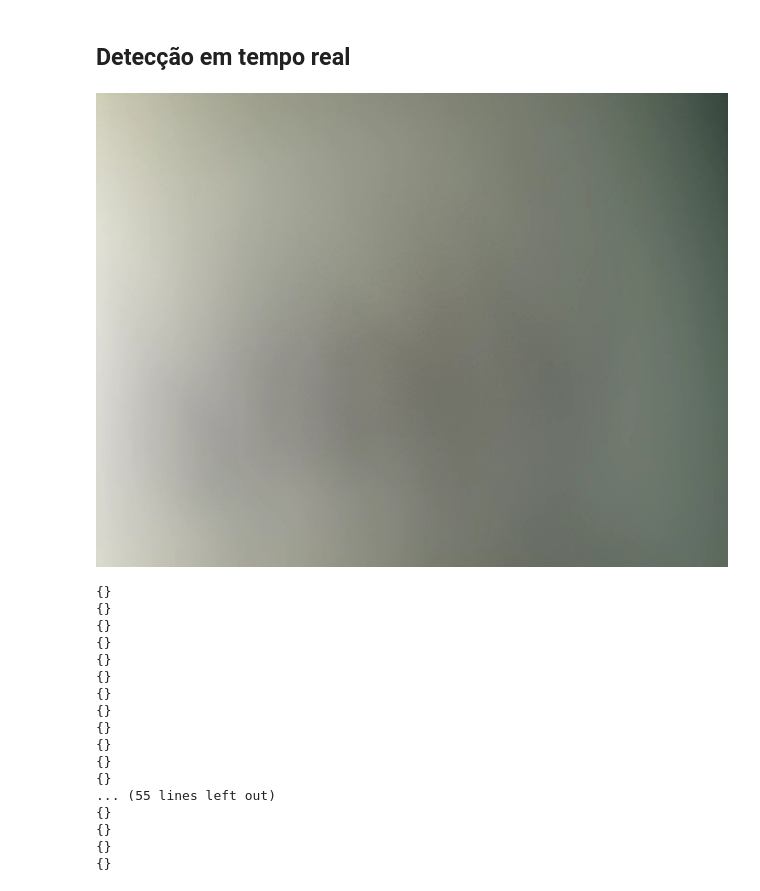
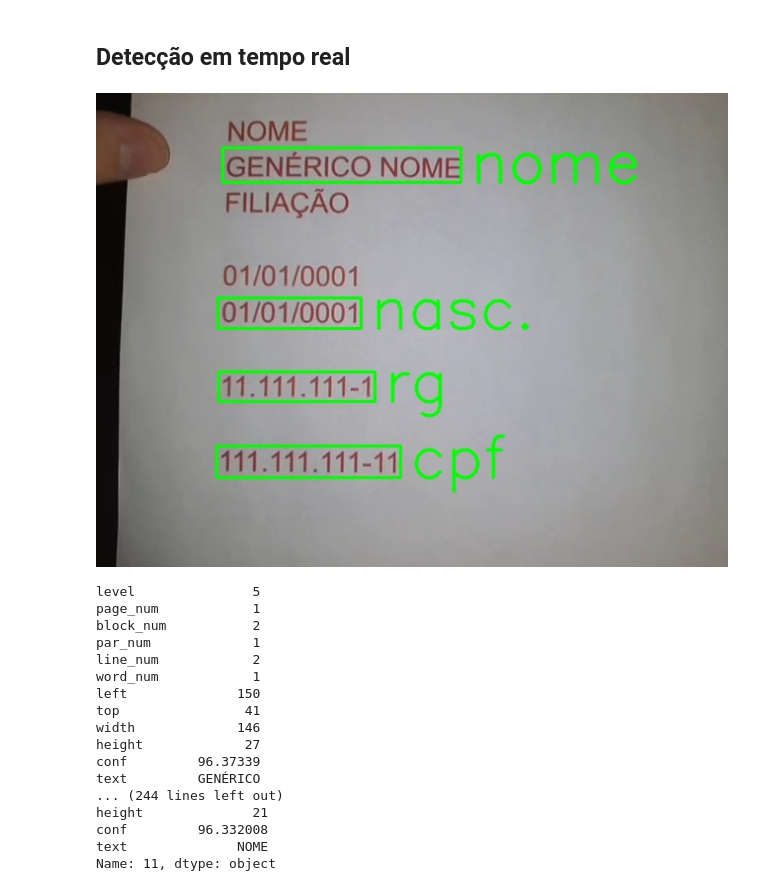
Before and after one commit to GregorioFornetti/extrator-info-rg, a Jupyter notebook: src/notebooks/testando_regex.ipynb, the cells around one changed output. Cells and saved outputs as stored; diff of their text form; code cells hidden in the pictures.

Commit message:
mudanças finais - fase intermediaria
- melhoria na fonte da marcação de informações identificadas
- imagens exemplos

```diff
--- a/src/notebooks/testando_regex.ipynb
+++ b/src/notebooks/testando_regex.ipynb
@@ -116,7 +116,7 @@ def find_birthdate(identified_texts_df):
         if is_date(row['text']):
             dates_count += 1
         if dates_count == 2:
-            return format_date(row['text']), create_info_dict_from_row(row, 'data\nde\nnasc.')
+            return format_date(row['text']), create_info_dict_from_row(row, 'nasc.')
     return False
 
 def is_date(text):
@@ -152,10 +152,13 @@ def find_name(identified_texts_df):
     for i, row in identified_texts_df.iterrows():
         if isinstance(row['text'], str):
             if row['text'].lower() == 'filiação' or row['text'].lower() == 'filiacao':
+                if name == '':
+                    return False
                 info_dict['width'] -= space_width
                 return format_name(name), info_dict
 
             if nome_found:
+                print(row)
                 name += row['text'] + ' '
                 if info_dict['left'] is None:
                     info_dict['left'] = row['left']
@@ -250,10 +253,10 @@ def add_bounding_boxes(document_image, bounding_boxes, padding=5, color=(0, 255,
             text=row['name'],
             org=(x + w + 10, y + h),
             fontFace=cv2.FONT_HERSHEY_SIMPLEX,
-            fontScale=1.5,
+            fontScale=2,
             color=color,
             thickness=2,
-            lineType=2
+            lineType=cv2.LINE_AA
         )
     return document_image
 # %%
@@ -286,42 +300,42 @@ def all_info_collected(document_dict):
 # %%
 camera = cv2.VideoCapture(0)
 
 display_handle = display(None, display_id=True)
 document_dict = {}
 document_bounding_boxes = None
 
 while not all_info_collected(document_dict):
     ret, frame = camera.read()
 
     document_dict, document_bounding_boxes = get_document_info(frame)
 
     # frame = cv2.flip(frame, 1) # if your camera reverses your image
     frame = add_bounding_boxes(frame, document_bounding_boxes)
 
     _, frame = cv2.imencode('.jpg', frame)
     display_handle.update(Image(data=frame.tobytes()))
 
-
-    print(document_dict)
+    frame.tofile('teste.jpg')
+frame.tofile('teste.jpg')
 # %% [output]
-[figure, old version]
+[figure, new version]
-{}
-{}
-{}
-{}
-{}
-{}
-{}
-{}
-{}
-{}
-{}
-{}
-... (55 lines left out)
-{}
-{}
-{}
-{}
+level               5
+page_num            1
+block_num           2
+par_num             1
+line_num            2
+word_num            1
+left              150
+top                41
+width             146
+height             27
+conf         96.37339
+text         GENÉRICO
+... (244 lines left out)
+height              21
+conf         96.332008
+text              NOME
+Name: 11, dtype: object
 # %%
 camera.release()
 display_handle.update(None)
```
Also changed, not shown: parts of 2 cells of this notebook, 2 other files.
